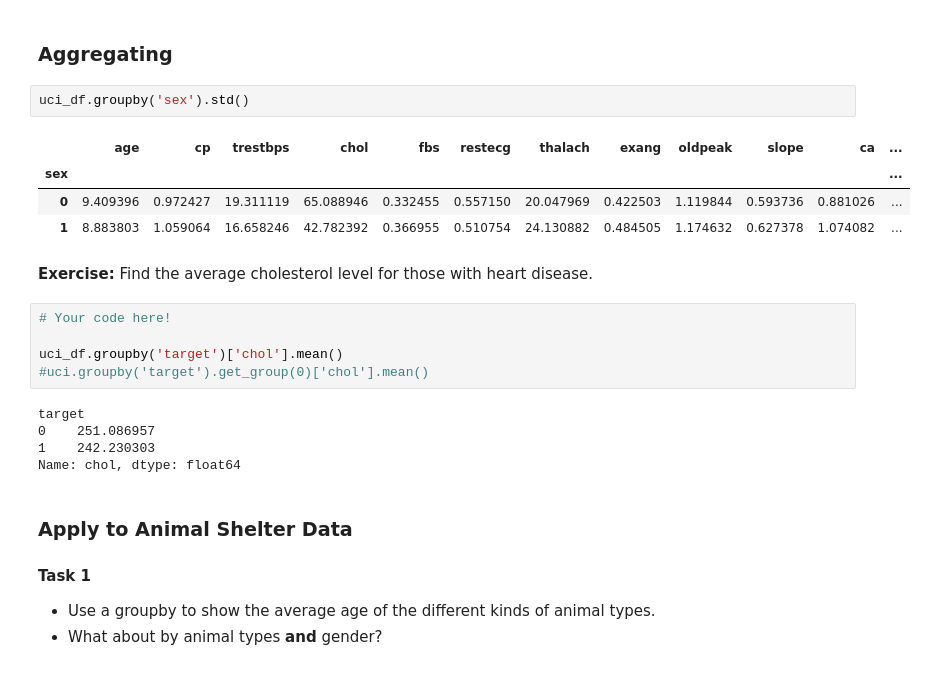
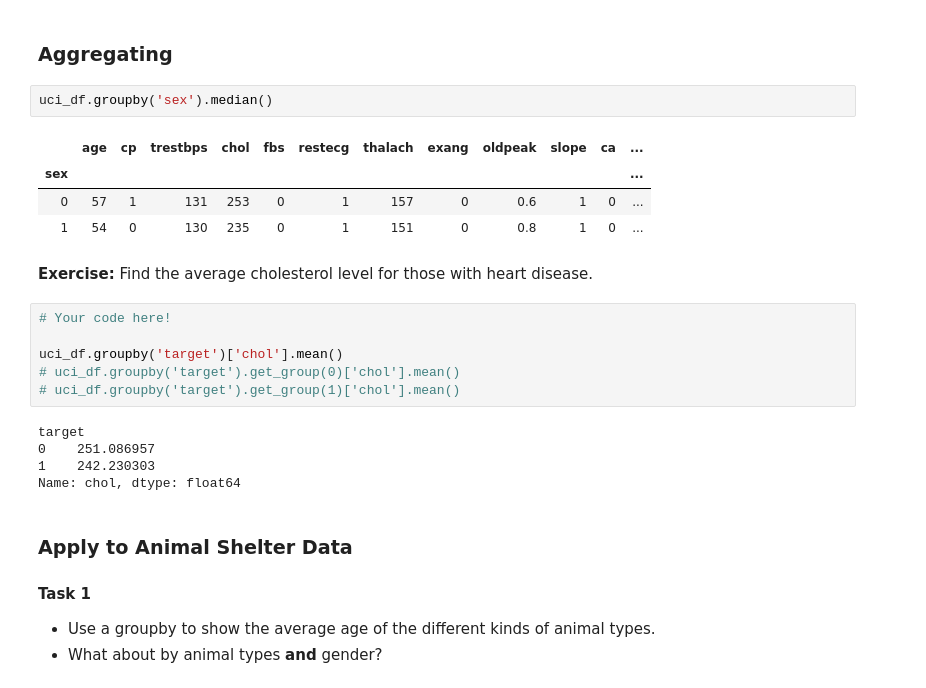
Before and after one commit to learn-co-students/data_cleaning_and_statistical_analysis-HTX_DS_111819, a Jupyter notebook: manipulating_data_with_pandas.ipynb, the cells around one changed output. Cells and saved outputs as stored; diff of their text form.

```diff
--- a/manipulating_data_with_pandas.ipynb
+++ b/manipulating_data_with_pandas.ipynb
@@ -445,19 +592,20 @@ uci_df.groupby('sex').get_group(0).tail()
 # %% [markdown]
 ### Aggregating
 # %%
-uci_df.groupby('sex').std()
+uci_df.groupby('sex').median()
 # %% [output]
 |  | age | cp | trestbps | chol | fbs | restecg | thalach | exang | oldpeak | slope | ca | ... |
 | sex |  |  |  |  |  |  |  |  |  |  |  | ... |
-| 0 | 9.409396 | 0.972427 | 19.311119 | 65.088946 | 0.332455 | 0.557150 | 20.047969 | 0.422503 | 1.119844 | 0.593736 | 0.881026 | ... |
-| 1 | 8.883803 | 1.059064 | 16.658246 | 42.782392 | 0.366955 | 0.510754 | 24.130882 | 0.484505 | 1.174632 | 0.627378 | 1.074082 | ... |
+| 0 | 57 | 1 | 131 | 253 | 0 | 1 | 157 | 0 | 0.6 | 1 | 0 | ... |
+| 1 | 54 | 0 | 130 | 235 | 0 | 1 | 151 | 0 | 0.8 | 1 | 0 | ... |
 # %% [markdown]
 **Exercise:** Find the average cholesterol level for those with heart disease.
 # %%
 # Your code here!
 
 uci_df.groupby('target')['chol'].mean()
-#uci.groupby('target').get_group(0)['chol'].mean()
+# uci_df.groupby('target').get_group(0)['chol'].mean()
+# uci_df.groupby('target').get_group(1)['chol'].mean()
 # %% [output]
 target
 0    251.086957
```
Also changed, not shown: parts of 47 cells of this notebook.
